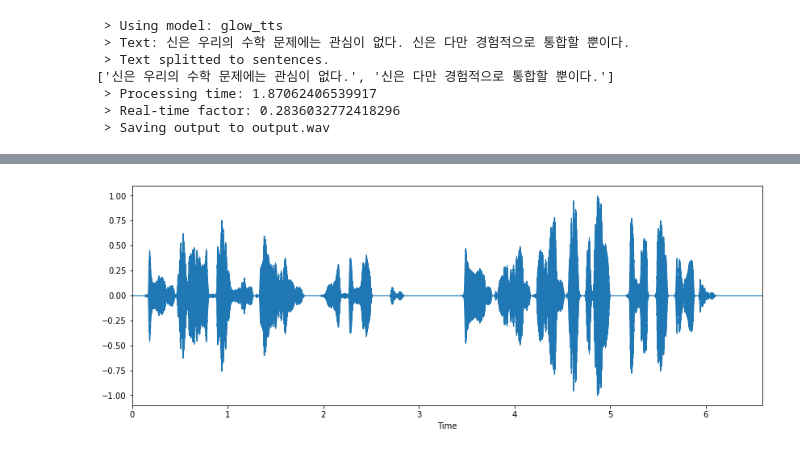
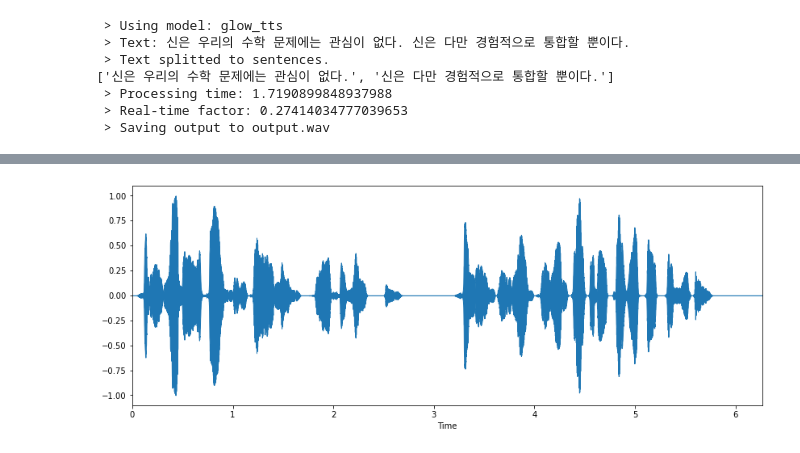
Before and after one commit to ttop32/coqui_tts_korea, a Jupyter notebook: coqui_inference.ipynb, the cells around one changed output, grey strips where cells are left out. Cells and saved outputs as stored; diff of their text form; code cells hidden in the pictures.

```diff
--- a/coqui_inference.ipynb
+++ b/coqui_inference.ipynb
@@ -14,26 +16,27 @@ def displayWaveImage(path):
 # %%
 #inference Using Griffin-Lim Vocoder
 input_text = "신은 우리의 수학 문제에는 관심이 없다. 신은 다만 경험적으로 통합할 뿐이다."
 inputText=koreanCleaner(input_text)
 
 !tts \
     --text "$inputText" \
-    --model_path model/tts/glowtts/coqui_tts-December-08-2021_08+50AM-0000000/checkpoint_20000.pth.tar \
-    --config_path model/tts/glowtts/coqui_tts-December-08-2021_08+50AM-0000000/config.json \
+    --model_path model/tts/glowtts/coqui_tts-December-08-2021_03+15PM-0000000/checkpoint_50000.pth.tar \
+    --config_path model/tts/glowtts/coqui_tts-December-08-2021_03+15PM-0000000/config.json \
     --out_path output.wav
+
 
 displayWaveImage("output.wav")
 IPython.display.Audio("output.wav")
 # %% [output]
  > Using model: glow_tts
  > Text: 신은 우리의 수학 문제에는 관심이 없다. 신은 다만 경험적으로 통합할 뿐이다.
  > Text splitted to sentences.
 ['신은 우리의 수학 문제에는 관심이 없다.', '신은 다만 경험적으로 통합할 뿐이다.']
- > Processing time: 1.87062406539917
- > Real-time factor: 0.2836032772418296
+ > Processing time: 1.7190899848937988
+ > Real-time factor: 0.27414034777039653
  > Saving output to output.wav
 [interactive output not drawn]
-[figure, old version]
+[figure, new version]
 # %%
 ##inference Using trained Vocoder
 input_text = "신은 우리의 수학 문제에는 관심이 없다. 신은 다만 경험적으로 통합할 뿐이다."
```
Also changed, not shown: parts of 3 cells of this notebook.
